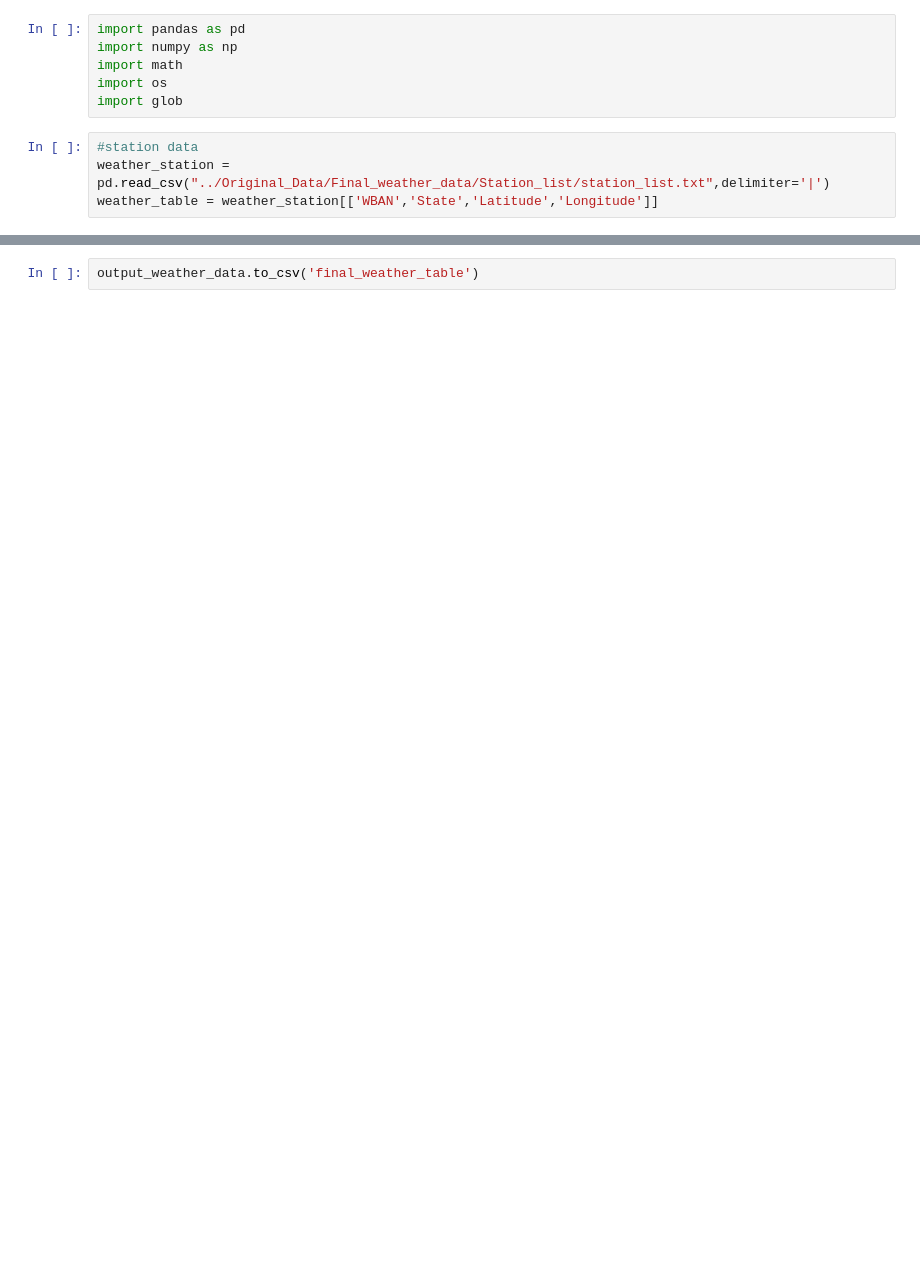
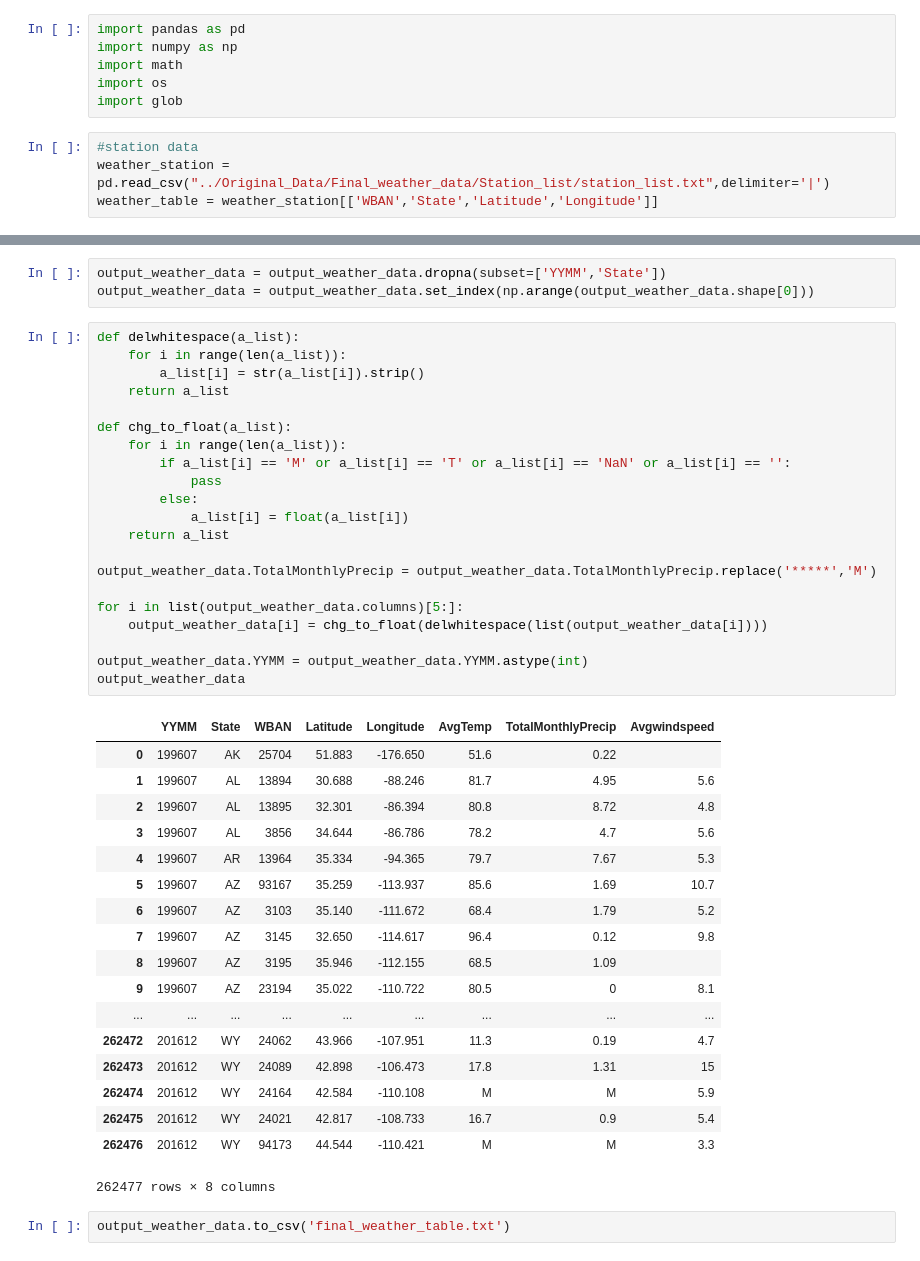
Before and after one commit to tydpan/EASE-Project, a Jupyter notebook: Arranged_Data/weather_data.ipynb, the cells around one changed output, grey strips where cells are left out. Cells and saved outputs as stored; diff of their text form; blank space fills up the shorter version.

```diff
--- a/Arranged_Data/weather_data.ipynb
+++ b/Arranged_Data/weather_data.ipynb
@@ -122,3 +148,46 @@ output_weather_data
 393569 rows × 8 columns
+# %%
+output_weather_data = output_weather_data.dropna(subset=['YYMM','State'])
+output_weather_data = output_weather_data.set_index(np.arange(output_weather_data.shape[0]))
+# %%
+def delwhitespace(a_list):
+    for i in range(len(a_list)):
+        a_list[i] = str(a_list[i]).strip()
+    return a_list
+
+def chg_to_float(a_list):
+    for i in range(len(a_list)):
+        if a_list[i] == 'M' or a_list[i] == 'T' or a_list[i] == 'NaN' or a_list[i] == '':
+            pass
+        else:
+            a_list[i] = float(a_list[i])
+    return a_list
+
+output_weather_data.TotalMonthlyPrecip = output_weather_data.TotalMonthlyPrecip.replace('*****','M')
+
+for i in list(output_weather_data.columns)[5:]:
+    output_weather_data[i] = chg_to_float(delwhitespace(list(output_weather_data[i])))
+
+output_weather_data.YYMM = output_weather_data.YYMM.astype(int)
+output_weather_data
+# %% [output]
+|  | YYMM | State | WBAN | Latitude | Longitude | AvgTemp | TotalMonthlyPrecip | Avgwindspeed |
+| 0 | 199607 | AK | 25704 | 51.883 | -176.650 | 51.6 | 0.22 |  |
+| 1 | 199607 | AL | 13894 | 30.688 | -88.246 | 81.7 | 4.95 | 5.6 |
+| 2 | 199607 | AL | 13895 | 32.301 | -86.394 | 80.8 | 8.72 | 4.8 |
+| 3 | 199607 | AL | 3856 | 34.644 | -86.786 | 78.2 | 4.7 | 5.6 |
+| 4 | 199607 | AR | 13964 | 35.334 | -94.365 | 79.7 | 7.67 | 5.3 |
+| 5 | 199607 | AZ | 93167 | 35.259 | -113.937 | 85.6 | 1.69 | 10.7 |
+| 6 | 199607 | AZ | 3103 | 35.140 | -111.672 | 68.4 | 1.79 | 5.2 |
+| 7 | 199607 | AZ | 3145 | 32.650 | -114.617 | 96.4 | 0.12 | 9.8 |
+| 8 | 199607 | AZ | 3195 | 35.946 | -112.155 | 68.5 | 1.09 |  |
+| 9 | 199607 | AZ | 23194 | 35.022 | -110.722 | 80.5 | 0 | 8.1 |
+| ... | ... | ... | ... | ... | ... | ... | ... | ... |
+| 262472 | 201612 | WY | 24062 | 43.966 | -107.951 | 11.3 | 0.19 | 4.7 |
+| 262473 | 201612 | WY | 24089 | 42.898 | -106.473 | 17.8 | 1.31 | 15 |
+| 262474 | 201612 | WY | 24164 | 42.584 | -110.108 | M | M | 5.9 |
+| 262475 | 201612 | WY | 24021 | 42.817 | -108.733 | 16.7 | 0.9 | 5.4 |
+| 262476 | 201612 | WY | 94173 | 44.544 | -110.421 | M | M | 3.3 |
+262477 rows × 8 columns
 # %%
-output_weather_data.to_csv('final_weather_table')
+output_weather_data.to_csv('final_weather_table.txt')
```
Also changed, not shown: parts of 4 cells of this notebook.
